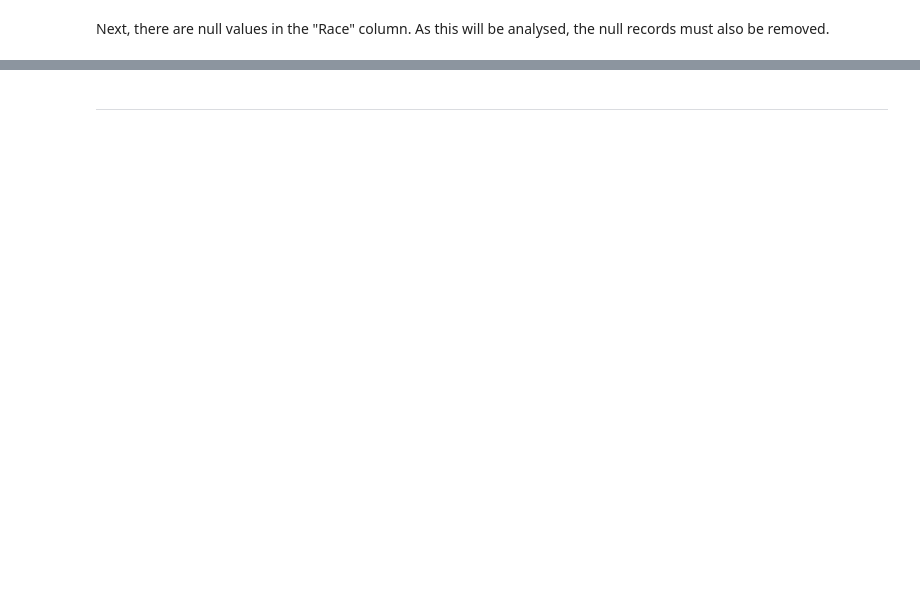
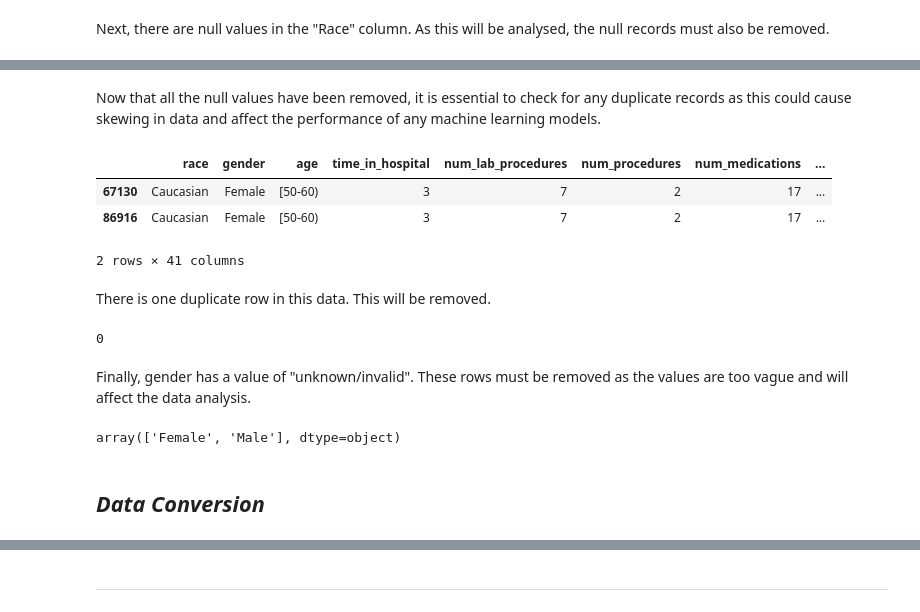
Before and after one commit to naqashb7/hospital_readmission_rates_analysis, a Jupyter notebook: jupyter_notebooks/ETL.ipynb, the cells around one changed output, grey strips where cells are left out. Cells and saved outputs as stored; diff of their text form; code cells hidden in the pictures; blank space fills up the shorter version.

```diff
--- a/jupyter_notebooks/ETL.ipynb
+++ b/jupyter_notebooks/ETL.ipynb
@@ -173,0 +219,3 @@ raw_hospital_data_df.isnull().sum()
+# %%
+raw_hospital_data_df = raw_hospital_data_df.dropna(subset =["diag_1"])
+raw_hospital_data_df.isnull().sum()
@@ -173,0 +242,4 @@ raw_hospital_data_df.isnull().sum()
+# %%
+raw_hospital_data_df["diag_2"] = raw_hospital_data_df["diag_2"].fillna(0)
+raw_hospital_data_df["diag_3"] = raw_hospital_data_df["diag_3"].fillna(0)
+raw_hospital_data_df.isnull().sum()
@@ -173,0 +266,4 @@ raw_hospital_data_df.isnull().sum()
+# %%
+raw_hospital_data_df["max_glu_serum"] = raw_hospital_data_df["max_glu_serum"].fillna(0)
+raw_hospital_data_df["A1Cresult"] = raw_hospital_data_df["A1Cresult"].fillna(0)
+raw_hospital_data_df.isnull().sum()
@@ -173,0 +288,25 @@ raw_hospital_data_df.isnull().sum()
+# %% [markdown]
+Now that all the null values have been removed, it is essential to check for any duplicate records as this could cause skewing in data and affect the performance of any machine learning models.
+# %%
+raw_hospital_data_df[raw_hospital_data_df.duplicated(keep=False)]
+# %% [output]
+|  | race | gender | age | time_in_hospital | num_lab_procedures | num_procedures | num_medications | ... |
+| 67130 | Caucasian | Female | [50-60) | 3 | 7 | 2 | 17 | ... |
+| 86916 | Caucasian | Female | [50-60) | 3 | 7 | 2 | 17 | ... |
+2 rows × 41 columns
+# %% [markdown]
+There is one duplicate row in this data. This will be removed.
+# %%
+raw_hospital_data_df = raw_hospital_data_df.drop_duplicates()
+raw_hospital_data_df.duplicated().sum()
+# %% [output]
+0
+# %% [markdown]
+Finally, gender has a value of "unknown/invalid". These rows must be removed as the values are too vague and will affect the data analysis.
+# %%
+raw_hospital_data_df= raw_hospital_data_df[raw_hospital_data_df["gender"] != "Unknown/Invalid"]
+raw_hospital_data_df["gender"].unique()
+# %% [output]
+array(['Female', 'Male'], dtype=object)
+# %% [markdown]
+## _Data Conversion_
```
Also changed, not shown: parts of 28 cells of this notebook, 1 other file.
